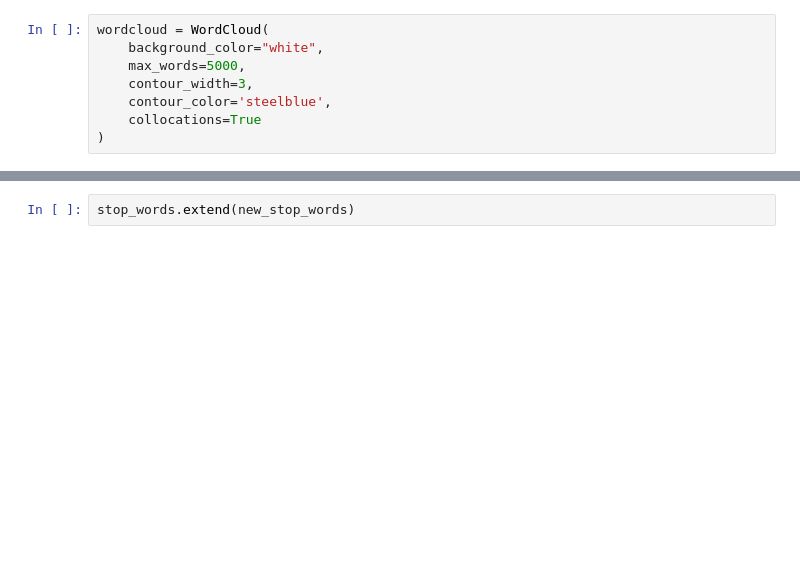
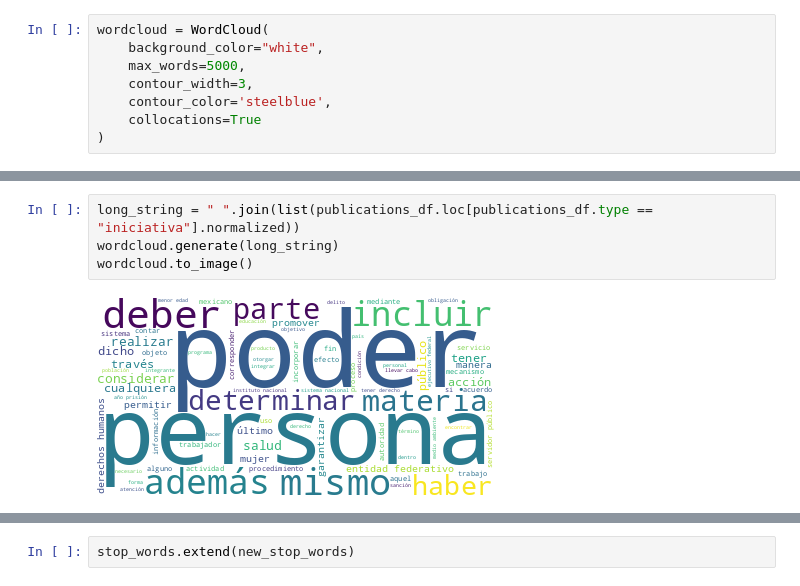
Before and after one commit to andreamarin/senate-publications-analysis, a Jupyter notebook: nlp_classification/senate_publications_nlp_analysis.ipynb, the cells around one changed output, grey strips where cells are left out. Saved outputs shown, nothing was run; the diff lists cells and outputs as text; blank space fills up the shorter version.

```diff
--- a/nlp_classification/senate_publications_nlp_analysis.ipynb
+++ b/nlp_classification/senate_publications_nlp_analysis.ipynb
@@ -44,0 +142,6 @@ wordcloud.to_image()
+# %%
+long_string = " ".join(list(publications_df.loc[publications_df.type == "iniciativa"].normalized))
+wordcloud.generate(long_string)
+wordcloud.to_image()
+# %% [output]
+[figure, added]
```
Also changed, not shown: parts of 56 cells of this notebook.
